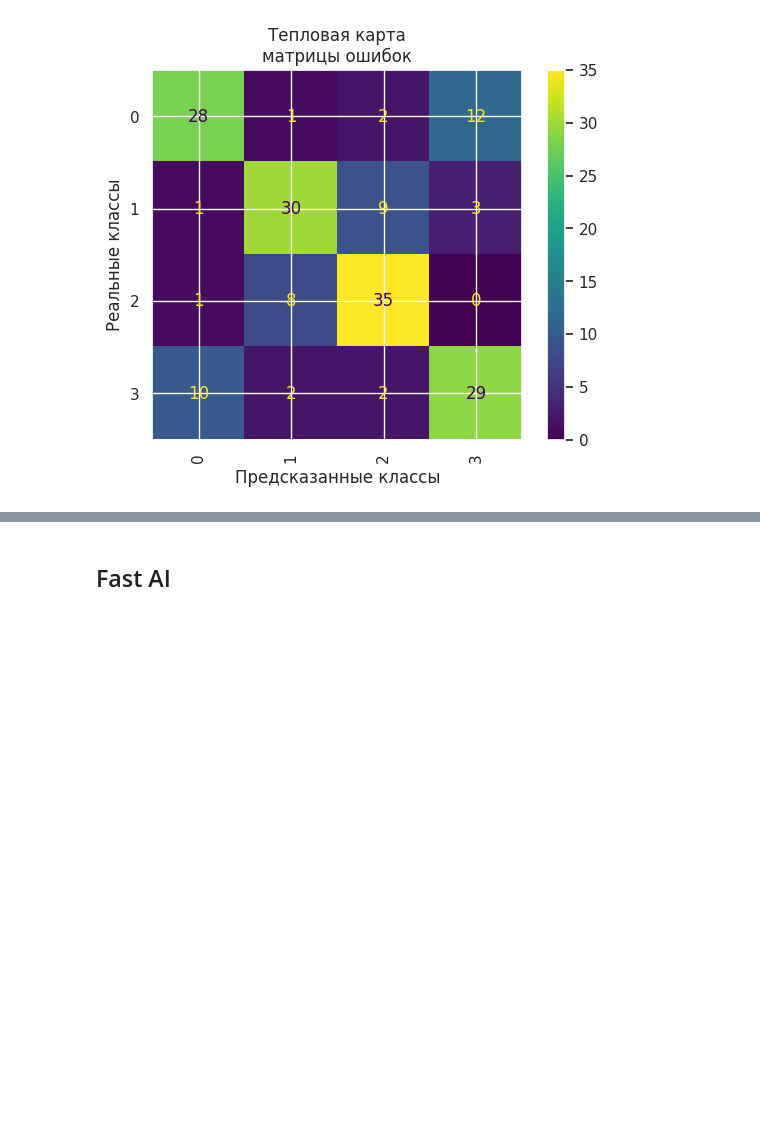
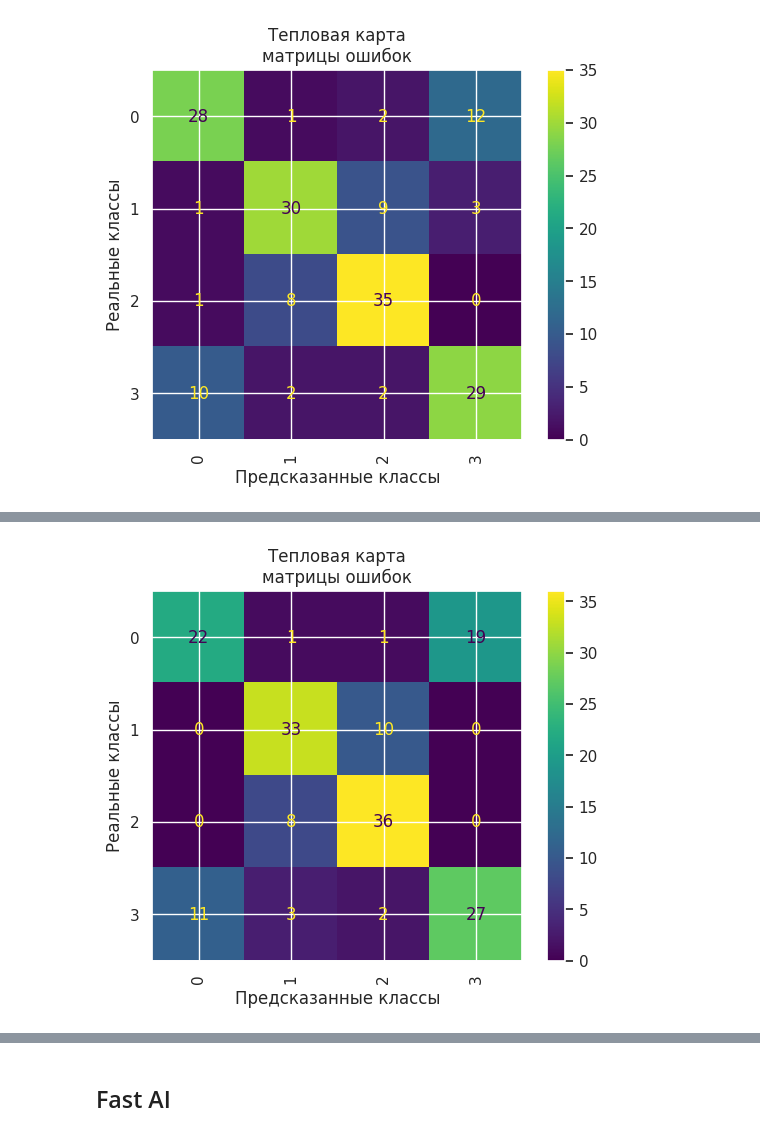
Before and after one commit to TanyaLatushkina/Portfolio, a Jupyter notebook: 07.images_classifier/donor_search.ipynb, the cells around one changed output, grey strips where cells are left out. Cells and saved outputs as stored; diff of their text form; code cells hidden in the pictures; blank space fills up the shorter version.

```diff
--- a/07.images_classifier/donor_search.ipynb
+++ b/07.images_classifier/donor_search.ipynb
@@ -448,0 +497,7 @@ __Вывод:__
+# %%
+# запишем метрику f1
+f1_weighted_cbc = round(optuna_cbc.best_value, 2)
+best_params_cbc = optuna_cbc.best_params
+# лучшая метрика и параметры
+print('F1_weighted: ', round(optuna_cbc.best_value, 2))
+print('best_params: ', optuna_cbc.best_params)
@@ -448,0 +507,6 @@ __Вывод:__
+# %%
+# LogisticRegression с лучшими перематры
+best_model = CatBoostClassifier(**best_params_cbc,
+                                   verbose=False, loss_function='MultiClass')
+# %%
+best_model.fit(X_train, y_train)
@@ -448,0 +515,2 @@ __Вывод:__
+# %%
+predictions = best_model.predict(X_val)
@@ -448,0 +530,17 @@ __Вывод:__
+# %%
+# названия жанров
+labels = ['0', '1', '2', '3']
+
+# матрица ошибок
+
+
+disp = ConfusionMatrixDisplay(confusion_matrix(y_val, predictions), display_labels=labels)
+
+disp.plot()
+plt.title('Тепловая карта\nматрицы ошибок')
+plt.xticks(rotation='vertical')
+plt.xlabel('Предсказанные классы')
+plt.ylabel('Реальные классы')
+plt.show()
+# %% [output]
+[figure, added]
```
Also changed, not shown: parts of 19 cells of this notebook.
